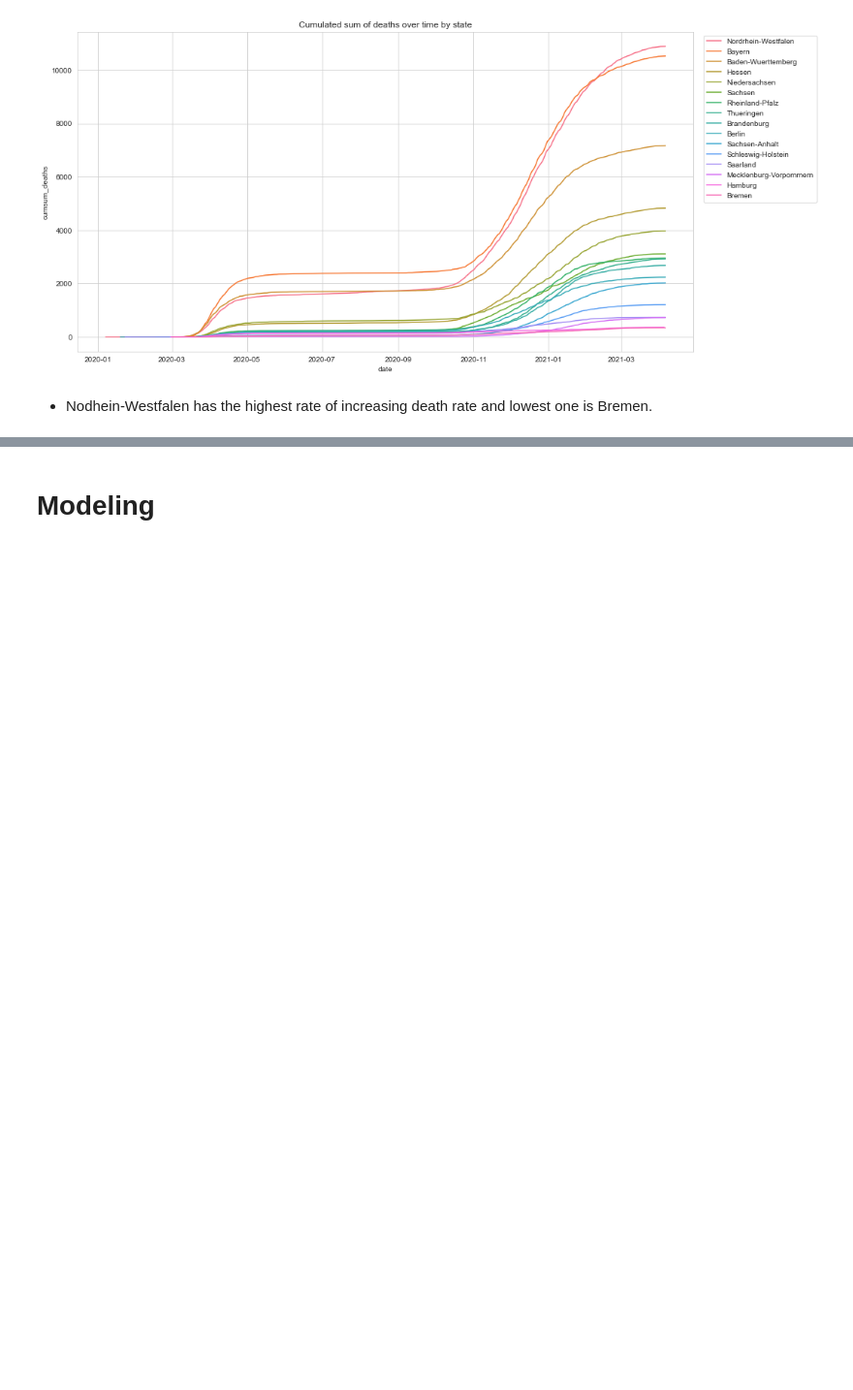
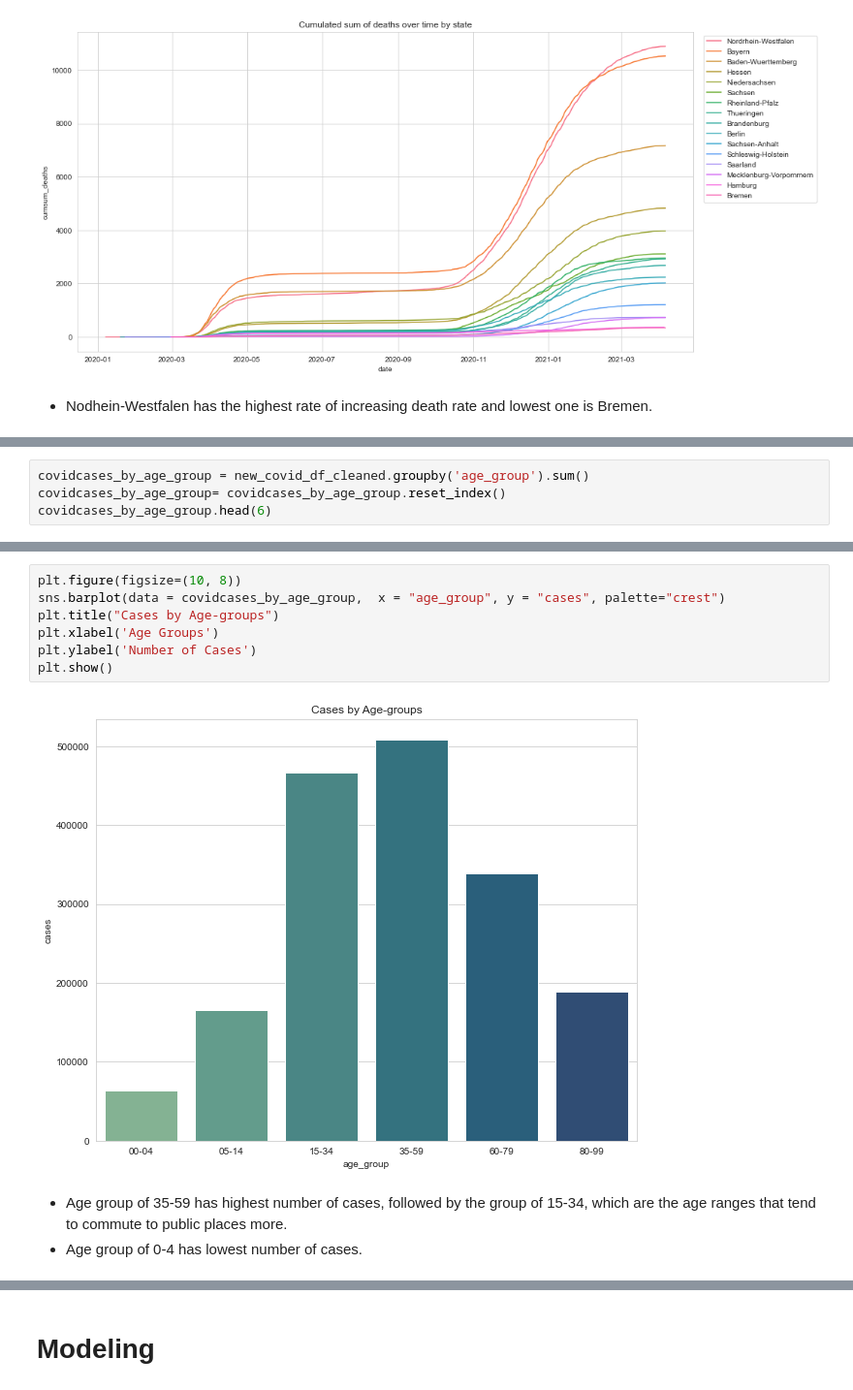
Before and after one commit to CrispenChisina07/Covid-19-in-Germany-Analysis, a Jupyter notebook: CSE 351 Final Project.ipynb, the cells around one changed output, grey strips where cells are left out. Shown at 97% size. Drawn from its saved outputs; the diff is of its cells as text; blank space fills up the shorter version.

Commit message:
number 2 and 3 finished

```diff
--- a/CSE 351 Final Project.ipynb
+++ b/CSE 351 Final Project.ipynb
@@ -355,0 +367,4 @@ plt.show()
+# %%
+covidcases_by_age_group = new_covid_df_cleaned.groupby('age_group').sum()
+covidcases_by_age_group= covidcases_by_age_group.reset_index()
+covidcases_by_age_group.head(6)
@@ -355,0 +379,12 @@ plt.show()
+# %%
+plt.figure(figsize=(10, 8))
+sns.barplot(data = covidcases_by_age_group,  x = "age_group", y = "cases", palette="crest")
+plt.title("Cases by Age-groups")
+plt.xlabel('Age Groups')
+plt.ylabel('Number of Cases')
+plt.show()
+# %% [output]
+[figure, added]
+# %% [markdown]
+* Age group of 35-59 has highest number of cases, followed by the group of 15-34, which are the age ranges that tend to commute to public places more.
+* Age group of 0-4 has lowest number of cases.
```
Also changed, not shown: parts of 11 cells of this notebook.
